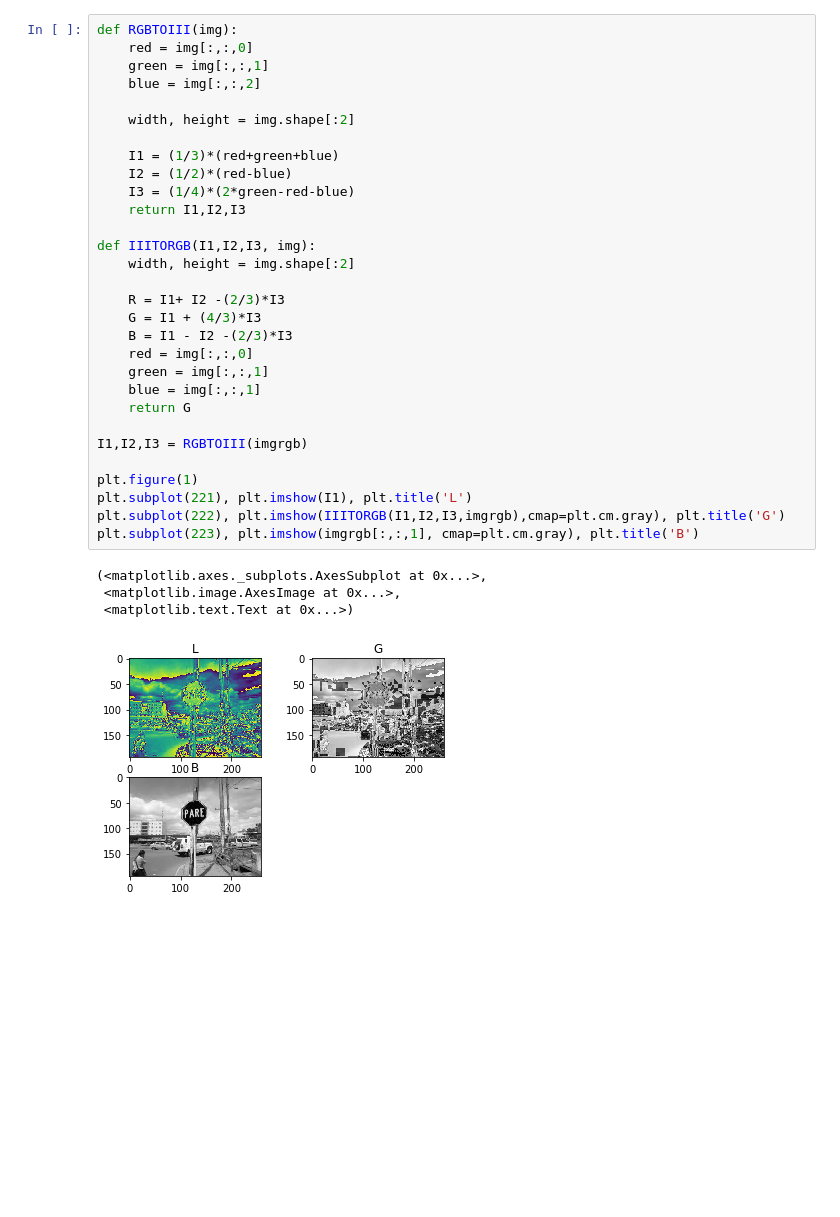
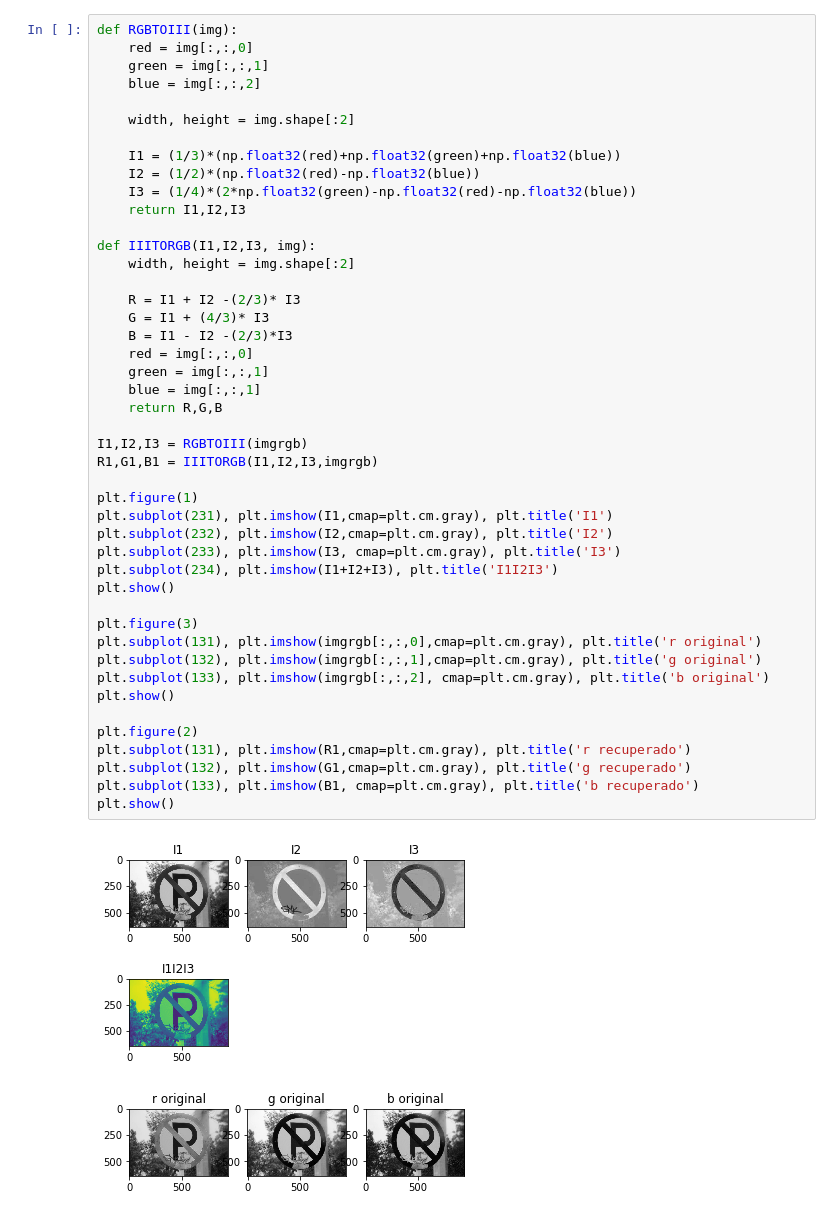
Before and after one commit to seradiazpin/MachineVisionUnal, a Jupyter notebook: Tarea3/Tarea3.ipynb, the cells around one changed output. Saved outputs shown, nothing was run; the diff lists cells and outputs as text; blank space fills up the shorter version.

```diff
--- a/Tarea3/Tarea3.ipynb
+++ b/Tarea3/Tarea3.ipynb
@@ -88,35 +192,48 @@ plt.subplot(224), plt.imshow(X, cmap=plt.cm.gray), plt.title('X')
 # %%
 def RGBTOIII(img):
     red = img[:,:,0]
     green = img[:,:,1]
     blue = img[:,:,2]
 
     width, height = img.shape[:2]
 
-    I1 = (1/3)*(red+green+blue)
-    I2 = (1/2)*(red-blue)
-    I3 = (1/4)*(2*green-red-blue)
+    I1 = (1/3)*(np.float32(red)+np.float32(green)+np.float32(blue))
+    I2 = (1/2)*(np.float32(red)-np.float32(blue))
+    I3 = (1/4)*(2*np.float32(green)-np.float32(red)-np.float32(blue))
     return I1,I2,I3
 
 def IIITORGB(I1,I2,I3, img):
     width, height = img.shape[:2]
 
-    R = I1+ I2 -(2/3)*I3
-    G = I1 + (4/3)*I3
+    R = I1 + I2 -(2/3)* I3
+    G = I1 + (4/3)* I3
     B = I1 - I2 -(2/3)*I3
     red = img[:,:,0]
     green = img[:,:,1]
     blue = img[:,:,1]
-    return G
+    return R,G,B
 
 I1,I2,I3 = RGBTOIII(imgrgb)
+R1,G1,B1 = IIITORGB(I1,I2,I3,imgrgb)
 
 plt.figure(1)
-plt.subplot(221), plt.imshow(I1), plt.title('L')
-plt.subplot(222), plt.imshow(IIITORGB(I1,I2,I3,imgrgb),cmap=plt.cm.gray), plt.title('G')
-plt.subplot(223), plt.imshow(imgrgb[:,:,1], cmap=plt.cm.gray), plt.title('B')
+plt.subplot(231), plt.imshow(I1,cmap=plt.cm.gray), plt.title('I1')
+plt.subplot(232), plt.imshow(I2,cmap=plt.cm.gray), plt.title('I2')
+plt.subplot(233), plt.imshow(I3, cmap=plt.cm.gray), plt.title('I3')
+plt.subplot(234), plt.imshow(I1+I2+I3), plt.title('I1I2I3')
+plt.show()
+
+plt.figure(3)
+plt.subplot(131), plt.imshow(imgrgb[:,:,0],cmap=plt.cm.gray), plt.title('r original')
+plt.subplot(132), plt.imshow(imgrgb[:,:,1],cmap=plt.cm.gray), plt.title('g original')
+plt.subplot(133), plt.imshow(imgrgb[:,:,2], cmap=plt.cm.gray), plt.title('b original')
+plt.show()
+
+plt.figure(2)
+plt.subplot(131), plt.imshow(R1,cmap=plt.cm.gray), plt.title('r recuperado')
+plt.subplot(132), plt.imshow(G1,cmap=plt.cm.gray), plt.title('g recuperado')
+plt.subplot(133), plt.imshow(B1, cmap=plt.cm.gray), plt.title('b recuperado')
+plt.show()
 # %% [output]
-(<matplotlib.axes._subplots.AxesSubplot at 0x...>,
- <matplotlib.image.AxesImage at 0x...>,
- <matplotlib.text.Text at 0x...>)
-[figure, old version]
+[figure, new version]
+[figure, added]
```
Also changed, not shown: parts of 13 cells of this notebook, 5 other files.
